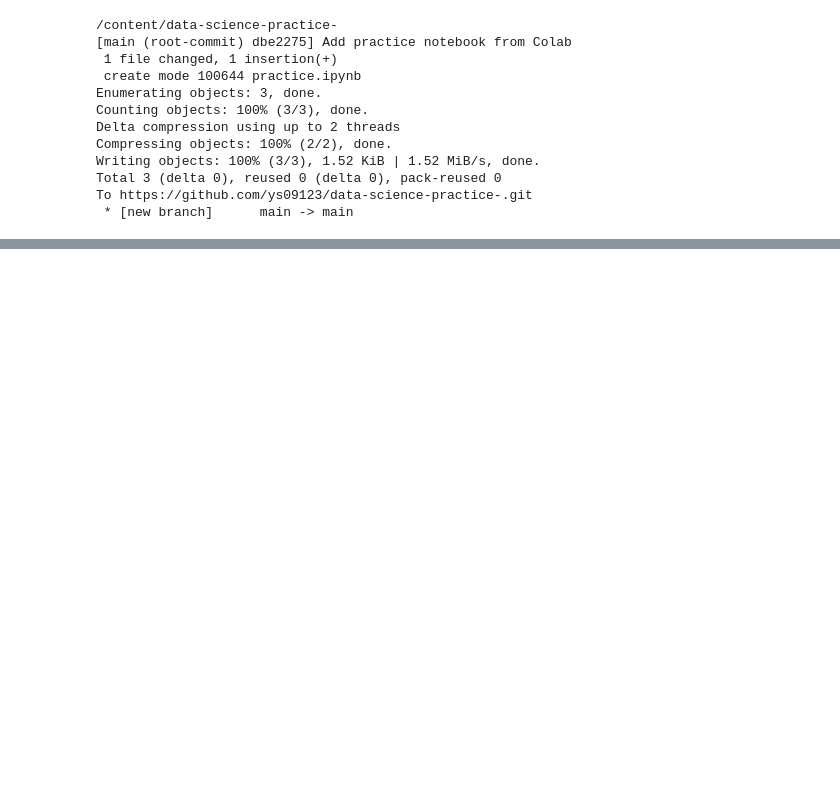
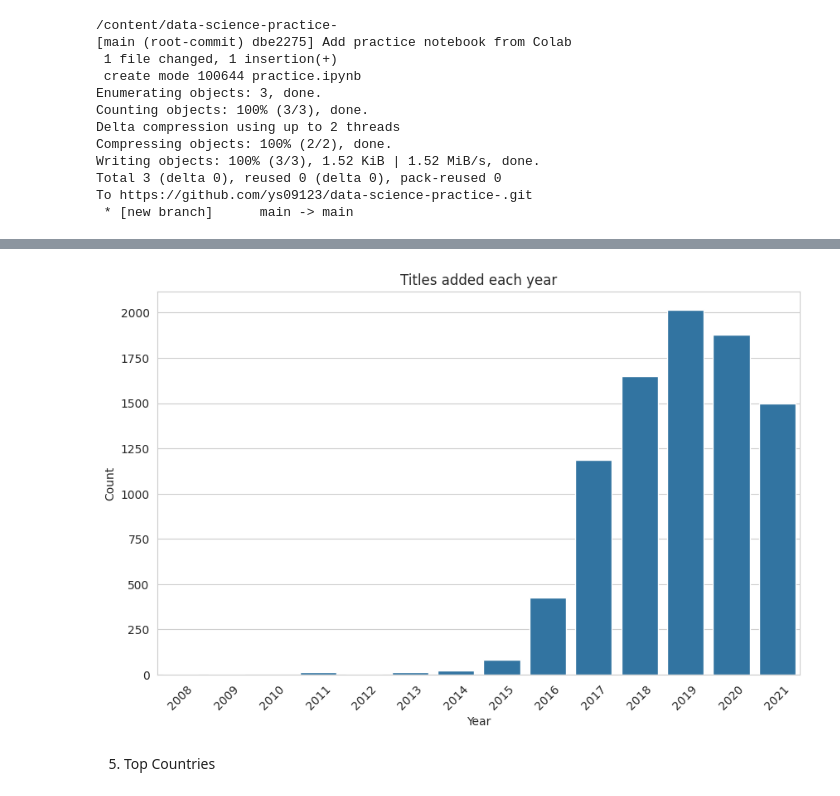
Before and after one commit to ys09123/data-science-practice-, a Jupyter notebook: practice.ipynb, the cells around one changed output, grey strips where cells are left out. Saved outputs shown, nothing was run; the diff lists cells and outputs as text; code cells hidden in the pictures; blank space fills up the shorter version.

```diff
--- a/practice.ipynb
+++ b/practice.ipynb
@@ -60,0 +302,11 @@ FileNotFoundError: [Errno 2] No such file or directory: '/content/data-science-p
+# %%
+sns.countplot(data=df, x=df['date_added'].dt.year, order=sorted(df['date_added'].dt.year.dropna().unique()))
+plt.title("Titles added each year")
+plt.xlabel("Year")
+plt.ylabel("Count")
+plt.xticks(rotation=45)
+plt.show()
+# %% [output]
+[figure, added]
+# %% [markdown]
+5. Top Countries
```
Also changed, not shown: parts of 49 cells of this notebook.
